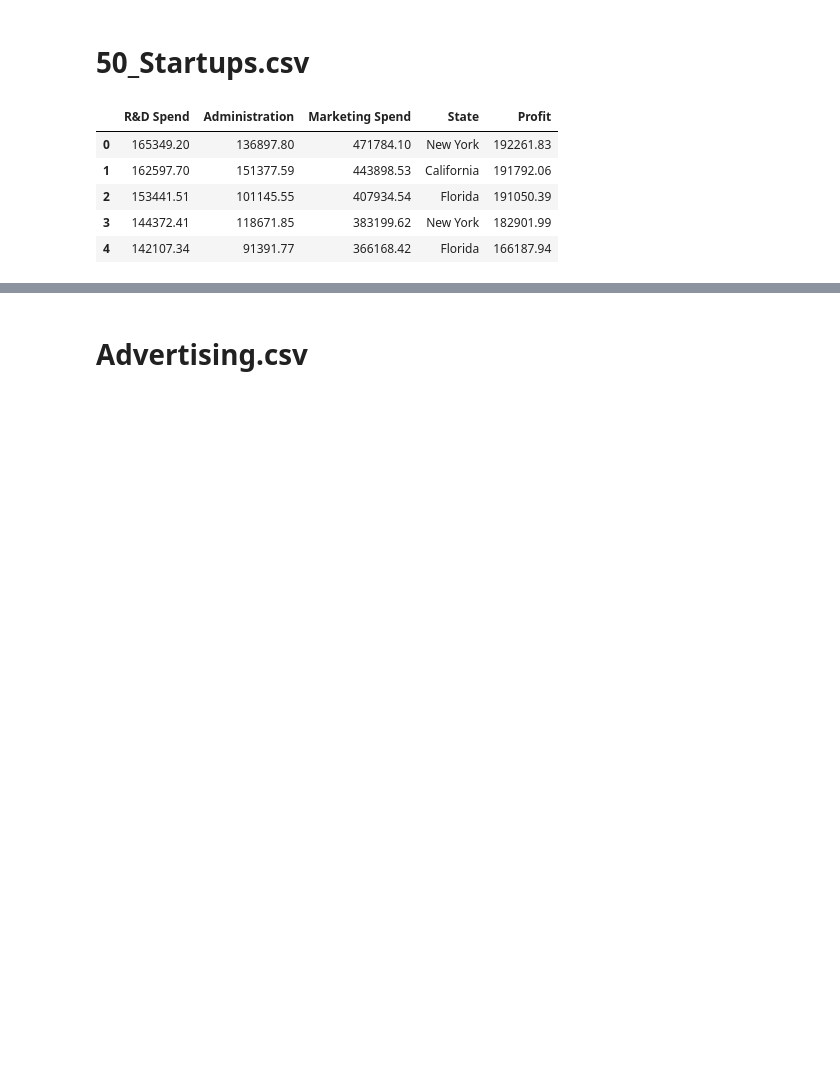
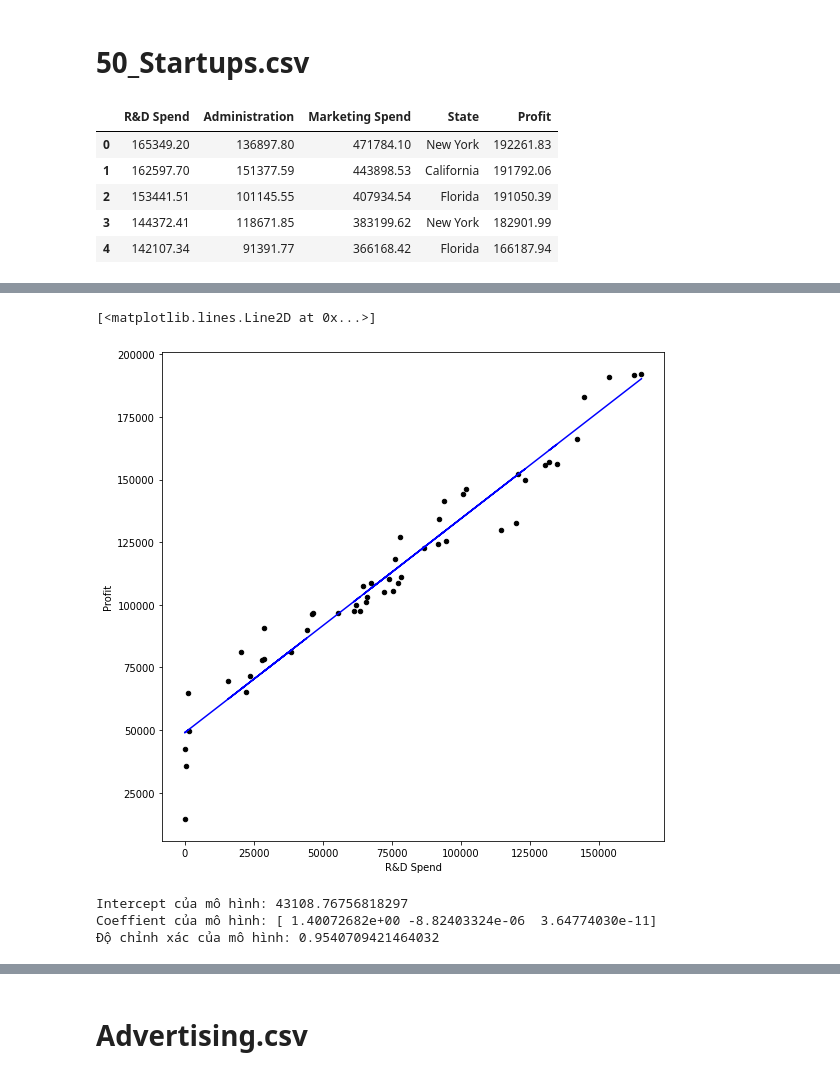
Before and after one commit to BlackCode20146231/AI-HomeWork, a Jupyter notebook: W7_Machine_Learning_17_3_2023.ipynb, the cells around one changed output, grey strips where cells are left out. Drawn from its saved outputs; the diff is of its cells as text; code cells hidden in the pictures; blank space fills up the shorter version.

```diff
--- a/W7_Machine_Learning_17_3_2023.ipynb
+++ b/W7_Machine_Learning_17_3_2023.ipynb
@@ -168,0 +200,9 @@ data.head()
+# %%
+
+from sklearn import linear_model
+# Model Linear Regression
+model = linear_model.LinearRegression()
+# Teaching Machine
+model.fit(X = pd.DataFrame(data['R&D Spend']), y = data['Profit'])
+print('Hệ số intercept là: ',model.intercept_)
+print('Hệ số coefient là: ', model.coef_)
@@ -168,0 +216,3 @@ data.head()
+# %%
+y_pred=model.predict(X = pd.DataFrame(data['R&D Spend']))
+print(y_pred)
@@ -168,0 +233,31 @@ data.head()
+# %%
+data.plot(kind='scatter',
+          x='R&D Spend',
+          y='Profit',
+          figsize=(9,9),
+          color='black',
+          )
+
+plt.plot(data['R&D Spend'],
+         y_pred,
+         color='blue')
+# %% [output]
+[<matplotlib.lines.Line2D at 0x...>]
+[figure, added]
+# %%
+
+model=linear_model.LinearRegression()
+'''X=pd.DataFrame([data['R&D Spend'],data['R&D Spend']**2,
+                data['R&D Spend']**3,data['R&D Spend']**4,
+                data['R&D Spend']**5,data['R&D Spend']**6,
+                data['R&D Spend']**7,data['R&D Spend']**8,
+                data['R&D Spend']**9,data['R&D Spend']**10]).T'''
+X=pd.DataFrame([data['R&D Spend'],data['R&D Spend']**2,data['R&D Spend']**3]).T
+model.fit(X, y = data['Profit'])
+print('Intercept của mô hình:',model.intercept_)
+print('Coeffient của mô hình:',model.coef_)
+print('Độ chỉnh xác của mô hình:',model.score(X, y = data['Profit']))
+# %% [output]
+Intercept của mô hình: 43108.76756818297
+Coeffient của mô hình: [ 1.40072682e+00 -8.82403324e-06  3.64774030e-11]
+Độ chỉnh xác của mô hình: 0.9540709421464032
```
Also changed, not shown: parts of 20 cells of this notebook.
